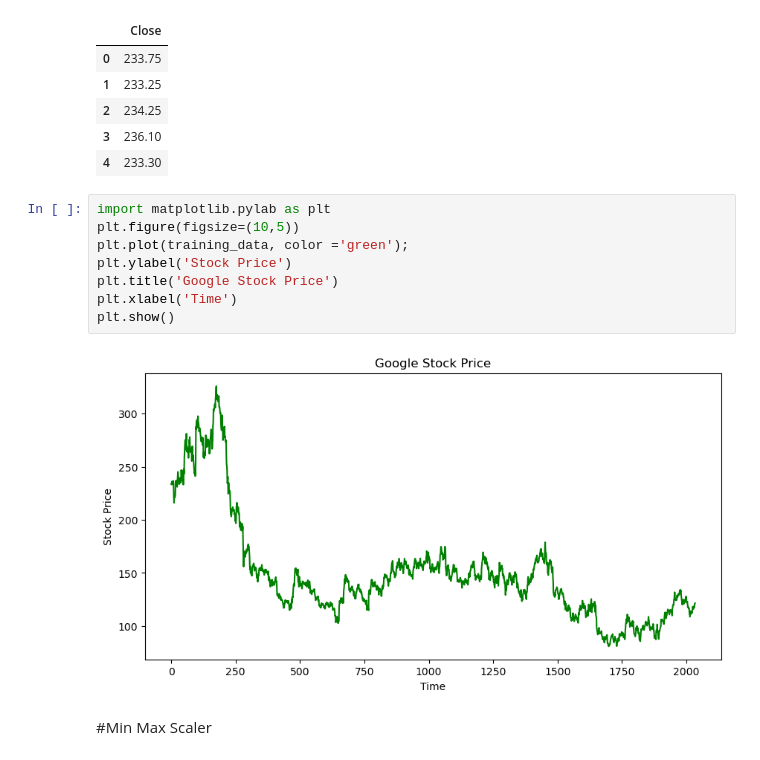
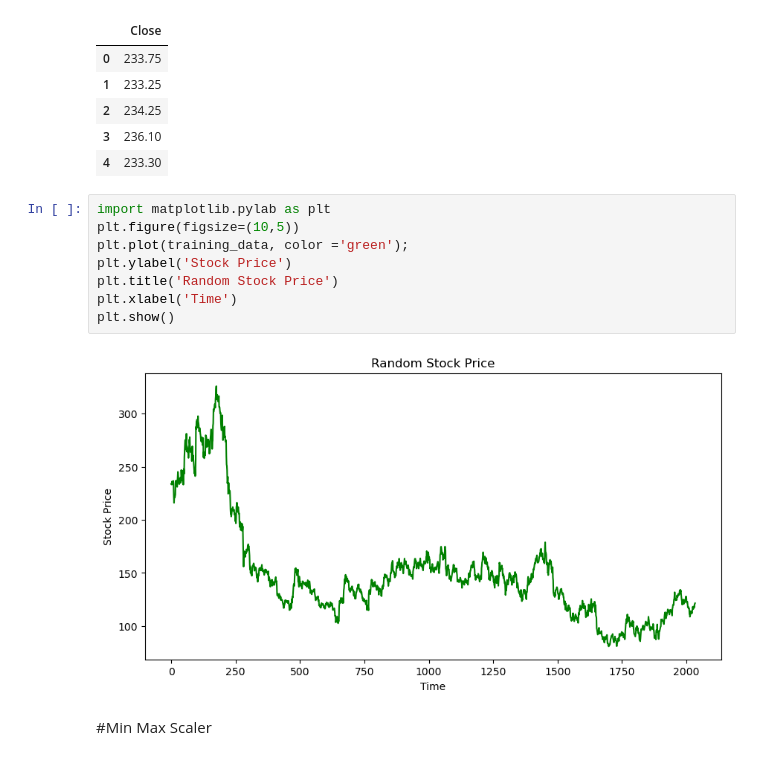
Before and after one commit to chrnthnkmutt/Jupyter_TimeSeries, a Jupyter notebook: Ext01.NSE_TATAGLOBAL/Paragon_Stock_10Nov.ipynb, the cells around one changed output. Drawn from its saved outputs; the diff is of its cells as text.

```diff
--- a/Ext01.NSE_TATAGLOBAL/Paragon_Stock_10Nov.ipynb
+++ b/Ext01.NSE_TATAGLOBAL/Paragon_Stock_10Nov.ipynb
@@ -41,13 +41,13 @@ training_data.head()
 # %%
 import matplotlib.pylab as plt
 plt.figure(figsize=(10,5))
 plt.plot(training_data, color ='green');
 plt.ylabel('Stock Price')
-plt.title('Google Stock Price')
+plt.title('Random Stock Price')
 plt.xlabel('Time')
 plt.show()
 # %% [output]
-[figure, old version]
+[figure, new version]
 # %% [markdown]
 #Min Max Scaler
 # %%
```
Also changed, not shown: parts of 4 cells of this notebook.
